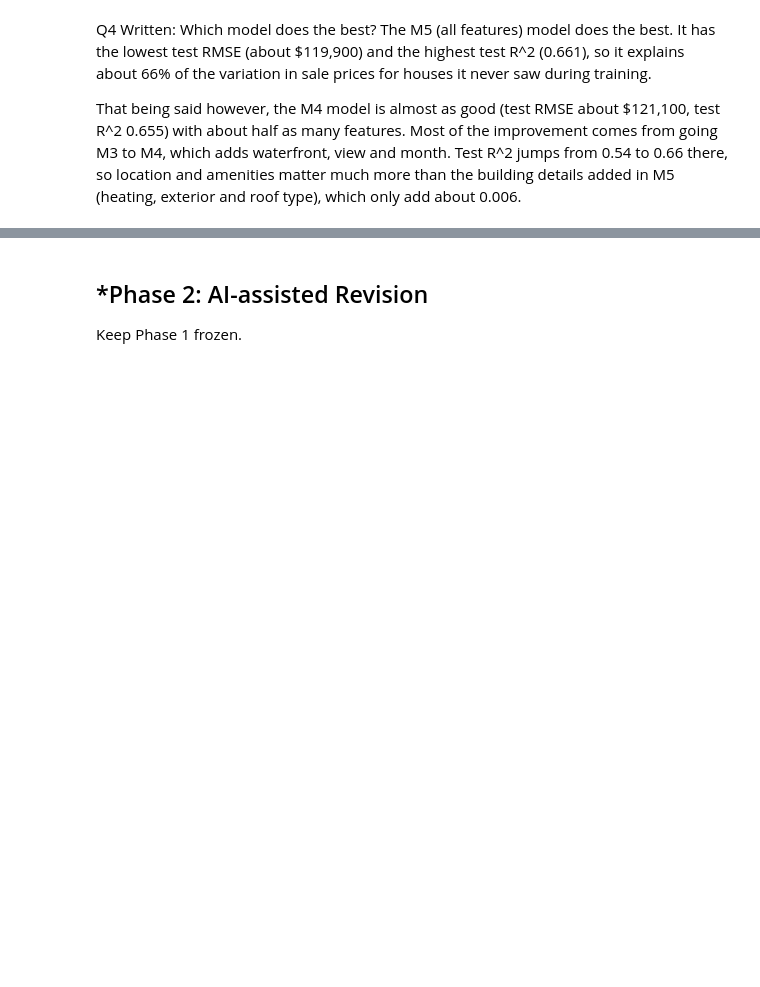
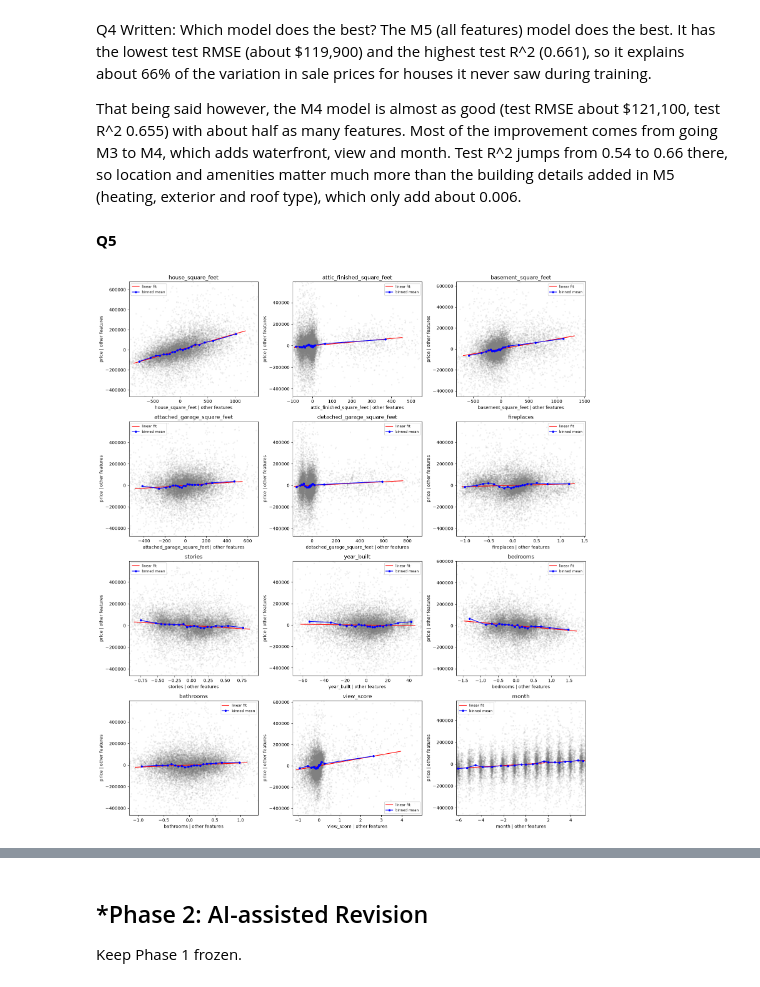
Before and after one commit to rushilnanga/L02-hedonic-pricing, a Jupyter notebook: notebook.ipynb, the cells around one changed output, grey strips where cells are left out. Saved outputs shown, nothing was run; the diff lists cells and outputs as text; code cells hidden in the pictures; blank space fills up the shorter version.

```diff
--- a/notebook.ipynb
+++ b/notebook.ipynb
@@ -299,3 +327,38 @@ Q4 Written: Which model does the best?
 The M5 (all features) model does the best. It has the lowest test RMSE (about $119,900) and the highest test R^2 (0.661), so it explains about 66% of the variation in sale prices for houses it never saw during training.
 
 That being said however, the M4 model is almost as good (test RMSE about $121,100, test R^2 0.655) with about half as many features. Most of the improvement comes from going M3 to M4, which adds waterfront, view and month. Test R^2 jumps from 0.54 to 0.66 there, so location and amenities matter much more than the building details added in M5 (heating, exterior and roof type), which only add about 0.006.
+# %% [markdown]
+**Q5**
+# %%
+plot_vars = numeric_vars + ["view_score", "month"]
+all_feats = list(X.columns)
+
+fig, axes = plt.subplots(4, 3, figsize=(16, 18))
+for ax, var in zip(axes.flat, plot_vars):
+    others = [f for f in all_feats if f != var]
+    e_y = y_train - LinearRegression().fit(X_train[others], y_train).predict(X_train[others])
+    e_x = X_train[var] - LinearRegression().fit(X_train[others], X_train[var]).predict(X_train[others])
+
+    ax.scatter(e_x, e_y, alpha=0.08, s=6, color="gray")
+
+    # linear fit (model's assumption)
+    slope = np.polyfit(e_x, e_y, 1)
+    xs = np.linspace(e_x.quantile(0.01), e_x.quantile(0.99), 100)
+    ax.plot(xs, np.polyval(slope, xs), color="red", label="linear fit")
+
+    # binned means
+    bins = pd.qcut(e_x, q=20, duplicates="drop")
+    binned = pd.DataFrame({"ex": e_x, "ey": e_y}).groupby(bins, observed=True).mean()
+    ax.plot(binned["ex"], binned["ey"], "o-", color="blue", ms=4, label="binned mean")
+
+    # zoom in on the bulk of the data so outliers don't impact plot scaling
+    ax.set_xlim(e_x.quantile(0.005), e_x.quantile(0.995))
+    ax.set_ylim(e_y.quantile(0.005), e_y.quantile(0.995))
+    ax.set_title(var)
+    ax.set_xlabel(f"{var} | other features")
+    ax.set_ylabel("price | other features")
+    ax.legend(fontsize=8)
+plt.tight_layout()
+plt.show()
+# %% [output]
+[figure, added]
```
Also changed, not shown: parts of 14 cells of this notebook.
